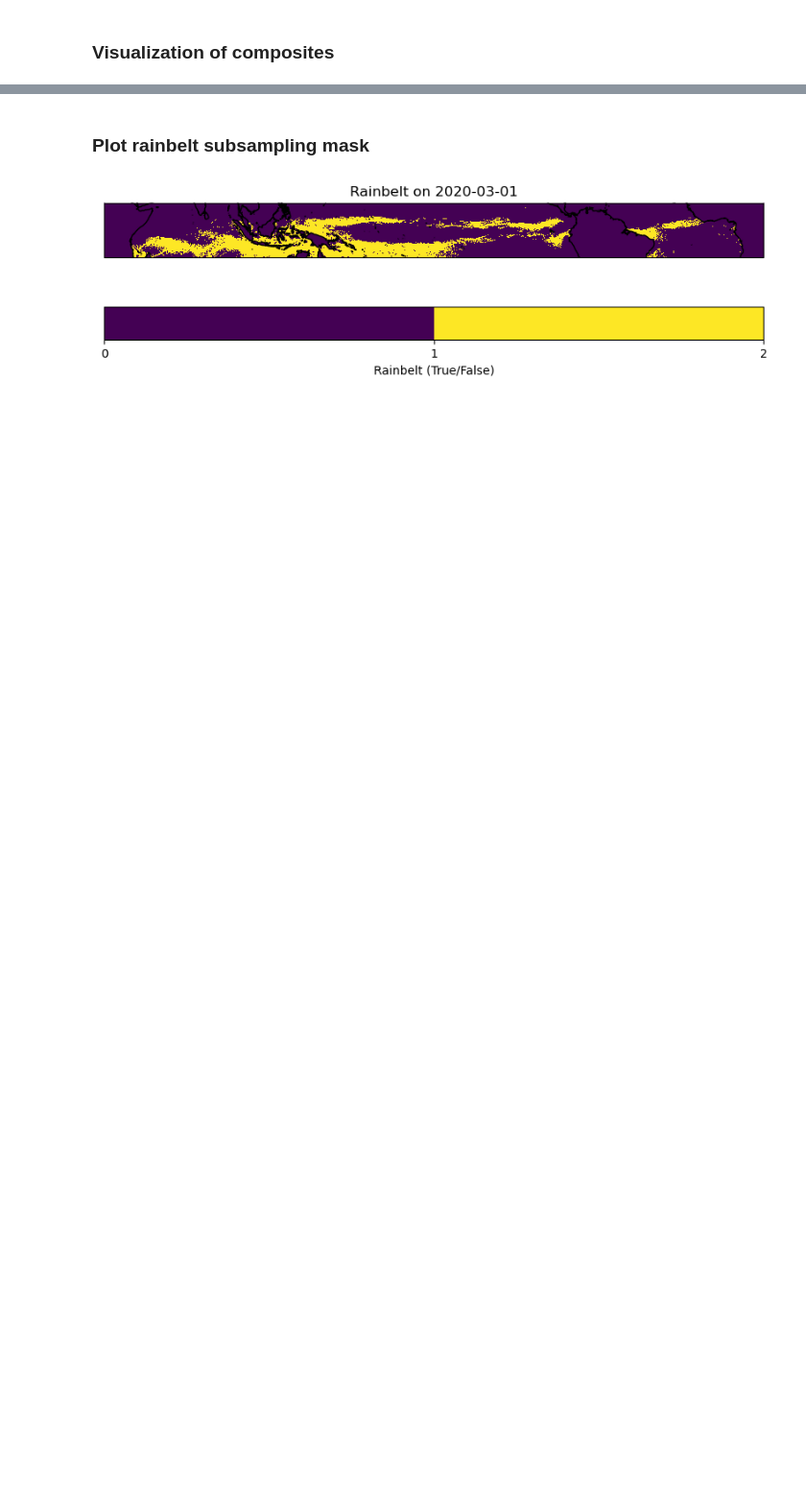
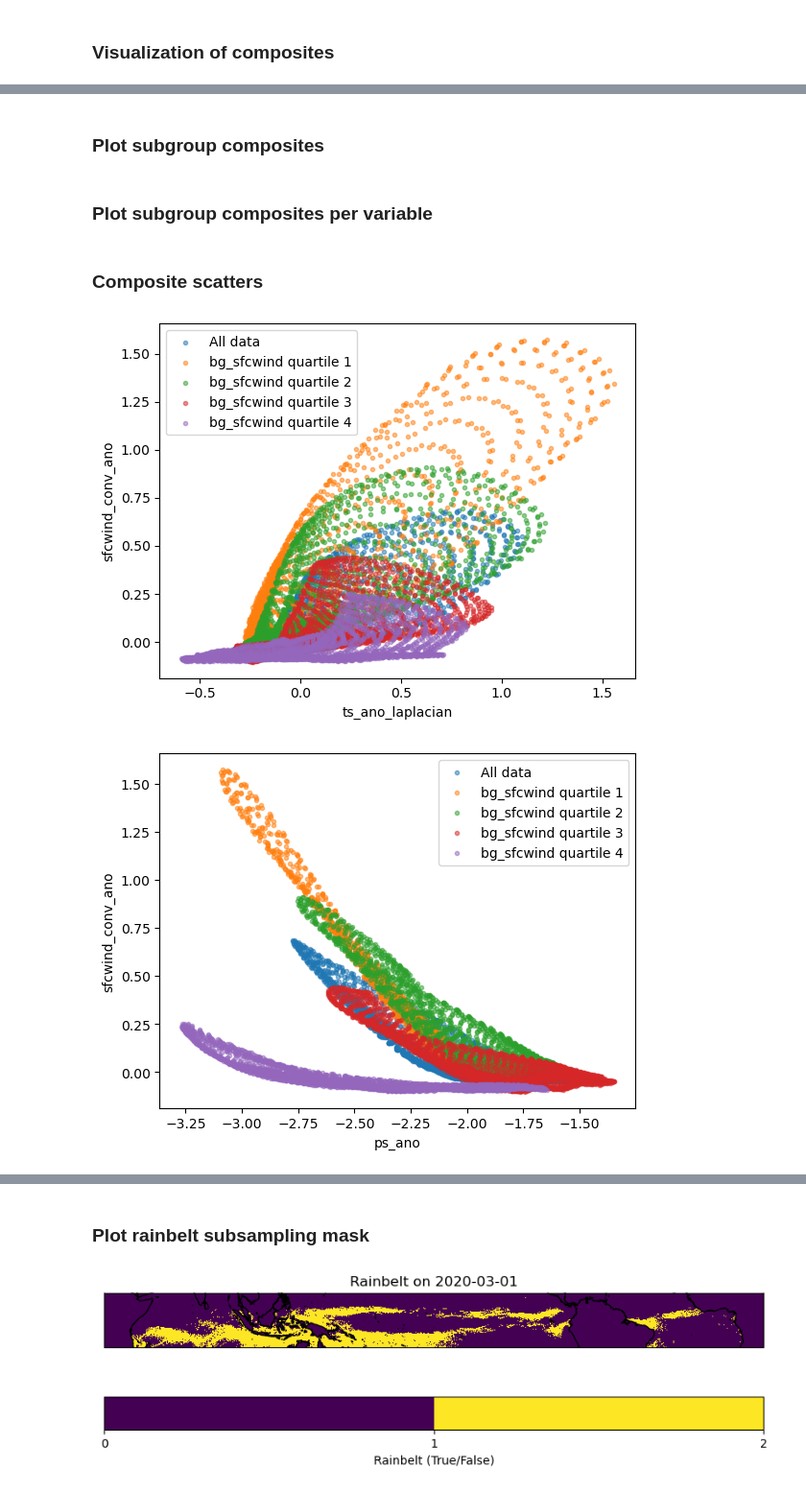
Before and after one commit to HF7weatherman/pycompo, a Jupyter notebook: examples/analyze_composites.ipynb, the cells around one changed output, grey strips where cells are left out. Shown at 96% size. Drawn from its saved outputs; the diff is of its cells as text; code cells hidden in the pictures; blank space fills up the shorter version.

```diff
--- a/examples/analyze_composites.ipynb
+++ b/examples/analyze_composites.ipynb
@@ -142,10 +133,2 @@ for var in keep_props:
 # %% [markdown]
 ### Visualization of composites
-# %%
-import pycompo.core.plot as pcplot
-import importlib as implib
-implib.reload(pcplot)
-
-for var in full_compo.data_vars:
-    if len(full_compo[var].dims) >= 2:
-        pcplot.plot_composite(full_compo[var])
@@ -167,8 +134,0 @@ for var in full_compo.data_vars:
-# %%
-import pycompo.core.plot as pcplot
-import importlib as implib
-implib.reload(pcplot)
-
-for var in rainbelt_compo.data_vars:
-    if len(rainbelt_compo[var].dims) >= 2:
-        pcplot.plot_composite(rainbelt_compo[var])
@@ -189,0 +160,2 @@ for var in rainbelt_compo.data_vars:
+# %% [markdown]
+### Plot subgroup composites
@@ -189,0 +190,2 @@ for var in rainbelt_compo.data_vars:
+# %% [markdown]
+### Plot subgroup composites per variable
@@ -189,0 +315,38 @@ for var in rainbelt_compo.data_vars:
+# %% [markdown]
+### Composite scatters
+# %%
+var_duo = [
+    ('ts_ano_laplacian', 'sfcwind_conv_ano'),
+    ('ps_ano', 'sfcwind_conv_ano'),
+    ('ts_ano', 'ts_ano_laplacian'),
+    ('sfcwind_conv_ano', 'pr_ano'),
+    ('ps_ano', 'sfcwind_ano')
+]
+var_group = 'bg_sfcwind'
+vars = [
+    'ts_ano', 'downwind_ts_ano_grad', 'ts_ano_laplacian', 'hfls_ano',
+    'cllvi_ano', 'pr_ano', 'ps_ano', 'sfcwind_ano', 'sfcwind_conv_ano',
+    ]
+
+for (x, y) in var_duo:
+    alltrops_compo_adjusted = pccompo.adjust_units(alltrops_compo, vars)
+    plt.scatter(
+        alltrops_compo_adjusted[x], alltrops_compo_adjusted[y], label='All data',
+        marker='.', alpha=0.5,
+    )
+
+    for i in range(0, 4):
+        compo_data = pccompo.adjust_units(
+            alltrops_quartile_compo[var_group].sel(quartile=i+1), vars,
+            )
+        plt.scatter(
+        compo_data[x], compo_data[y], marker='.', alpha=0.5,
+        label=f'{var_group} quartile {i+1}'
+        )
+        plt.legend()
+    plt.xlabel(x)
+    plt.ylabel(y)
+    plt.show()
+# %% [output]
+[figure, added]
+[figure, added]
```
Also changed, not shown: parts of 25 cells of this notebook, 1 other file.
